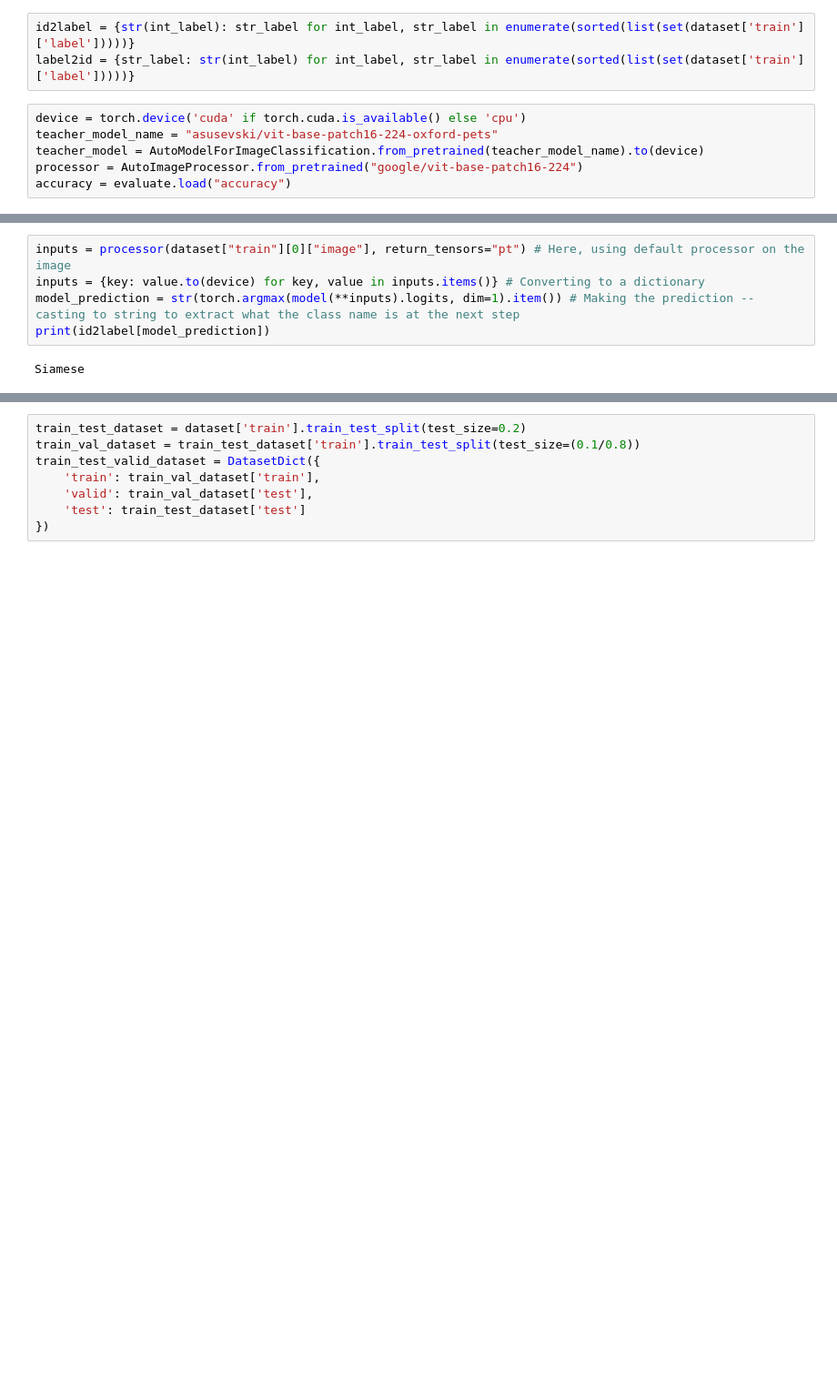
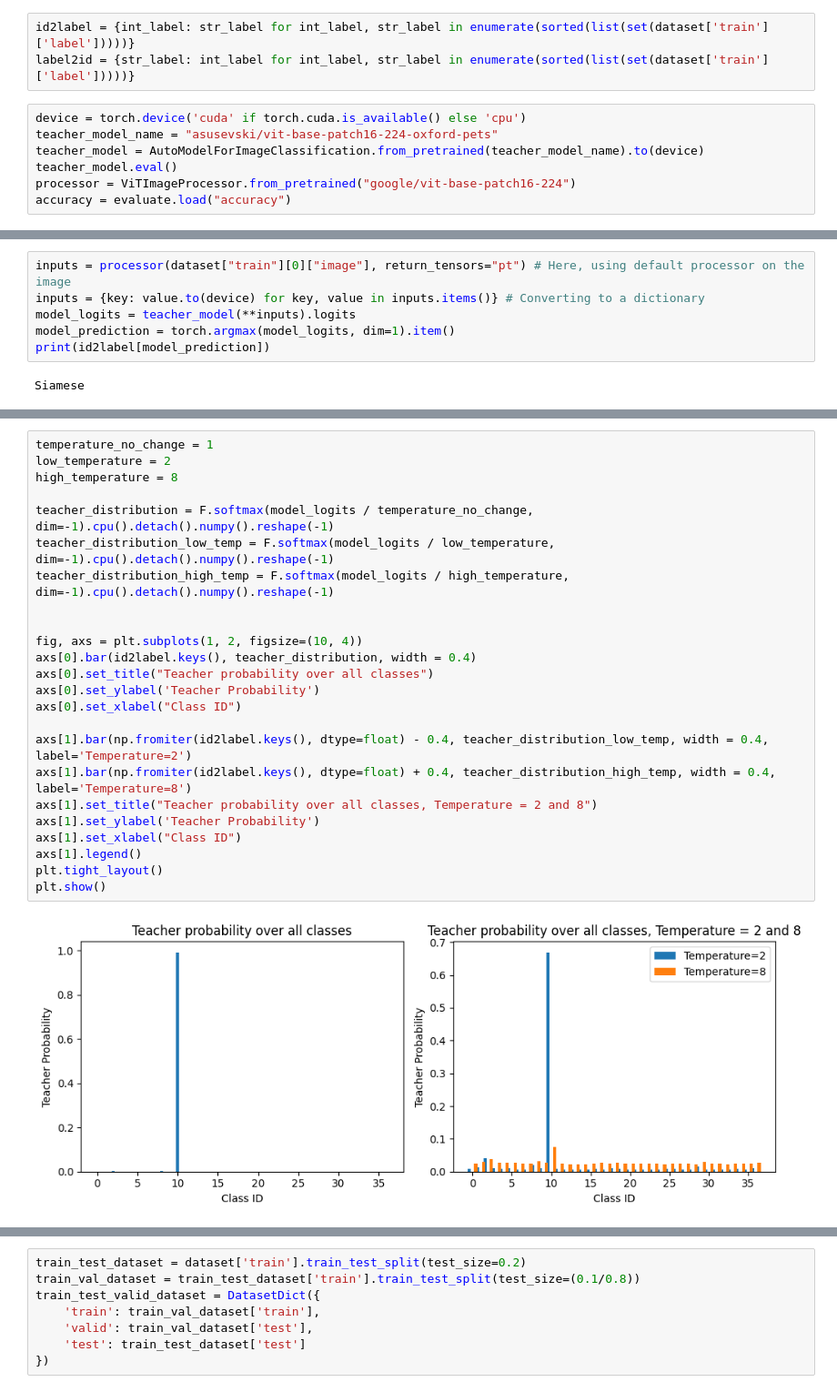
Before and after one commit to johko/computer-vision-course, a Jupyter notebook: chapters/en/Unit 3 - Vision Transformers/KnowledgeDistillation.ipynb, the cells around one changed output, grey strips where cells are left out. Shown at 91% size. Drawn from its saved outputs; the diff is of its cells as text; blank space fills up the shorter version.

```diff
--- a/chapters/en/Unit 3 - Vision Transformers/KnowledgeDistillation.ipynb
+++ b/chapters/en/Unit 3 - Vision Transformers/KnowledgeDistillation.ipynb
@@ -41,13 +39,14 @@ First, lets see the teacher in action:
 # %%
 dataset = load_dataset("pcuenq/oxford-pets")
 # %%
-id2label = {str(int_label): str_label for int_label, str_label in enumerate(sorted(list(set(dataset['train']['label']))))}
-label2id = {str_label: str(int_label) for int_label, str_label in enumerate(sorted(list(set(dataset['train']['label']))))}
+id2label = {int_label: str_label for int_label, str_label in enumerate(sorted(list(set(dataset['train']['label']))))}
+label2id = {str_label: int_label for int_label, str_label in enumerate(sorted(list(set(dataset['train']['label']))))}
 # %%
 device = torch.device('cuda' if torch.cuda.is_available() else 'cpu')
 teacher_model_name = "asusevski/vit-base-patch16-224-oxford-pets"
 teacher_model = AutoModelForImageClassification.from_pretrained(teacher_model_name).to(device)
-processor = AutoImageProcessor.from_pretrained("google/vit-base-patch16-224")
+teacher_model.eval()
+processor = ViTImageProcessor.from_pretrained("google/vit-base-patch16-224")
 accuracy = evaluate.load("accuracy")
 # %%
 dataset["train"][0]['image']
@@ -56,7 +55,8 @@ dataset["train"][0]['image']
 # %%
 inputs = processor(dataset["train"][0]["image"], return_tensors="pt") # Here, using default processor on the image
 inputs = {key: value.to(device) for key, value in inputs.items()} # Converting to a dictionary
-model_prediction = str(torch.argmax(model(**inputs).logits, dim=1).item()) # Making the prediction -- casting to string to extract what the class name is at the next step
+model_logits = teacher_model(**inputs).logits
+model_prediction = torch.argmax(model_logits, dim=1).item()
 print(id2label[model_prediction])
 # %% [output]
 Siamese
@@ -91,0 +82,26 @@ dataset = dataset.map(image_processor.encode, remove_columns=["image"], batched=
+# %%
+temperature_no_change = 1
+low_temperature = 2
+high_temperature = 8
+
+teacher_distribution = F.softmax(model_logits / temperature_no_change, dim=-1).cpu().detach().numpy().reshape(-1)
+teacher_distribution_low_temp = F.softmax(model_logits / low_temperature, dim=-1).cpu().detach().numpy().reshape(-1)
+teacher_distribution_high_temp = F.softmax(model_logits / high_temperature, dim=-1).cpu().detach().numpy().reshape(-1)
+
+
+fig, axs = plt.subplots(1, 2, figsize=(10, 4))
+axs[0].bar(id2label.keys(), teacher_distribution, width = 0.4)
+axs[0].set_title("Teacher probability over all classes")
+axs[0].set_ylabel('Teacher Probability')
+axs[0].set_xlabel("Class ID")
+
+axs[1].bar(np.fromiter(id2label.keys(), dtype=float) - 0.4, teacher_distribution_low_temp, width = 0.4, label='Temperature=2')
+axs[1].bar(np.fromiter(id2label.keys(), dtype=float) + 0.4, teacher_distribution_high_temp, width = 0.4, label='Temperature=8')
+axs[1].set_title("Teacher probability over all classes, Temperature = 2 and 8")
+axs[1].set_ylabel('Teacher Probability')
+axs[1].set_xlabel("Class ID")
+axs[1].legend()
+plt.tight_layout()
+plt.show()
+# %% [output]
+[figure, added]
```
Also changed, not shown: parts of 43 cells of this notebook.
